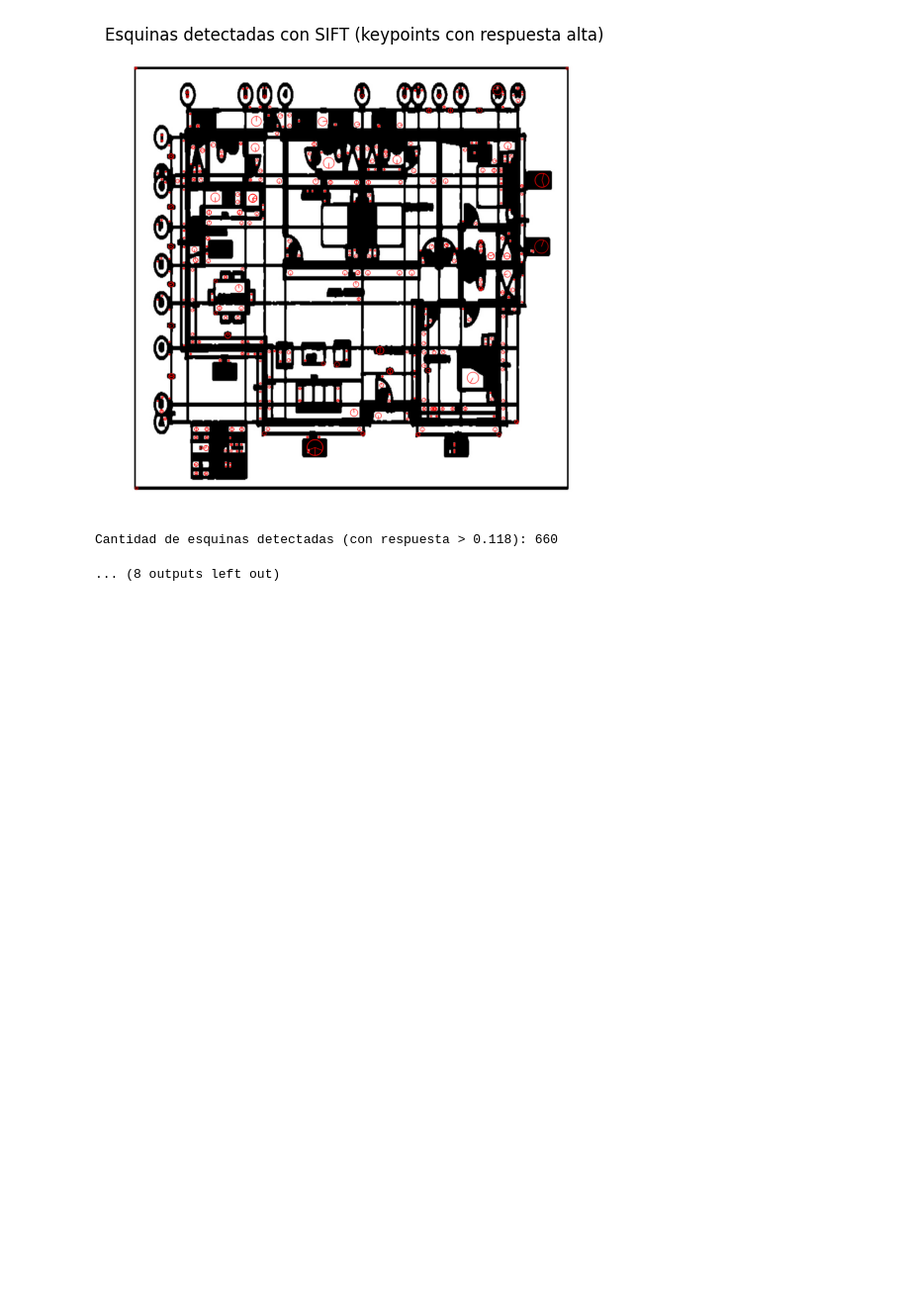
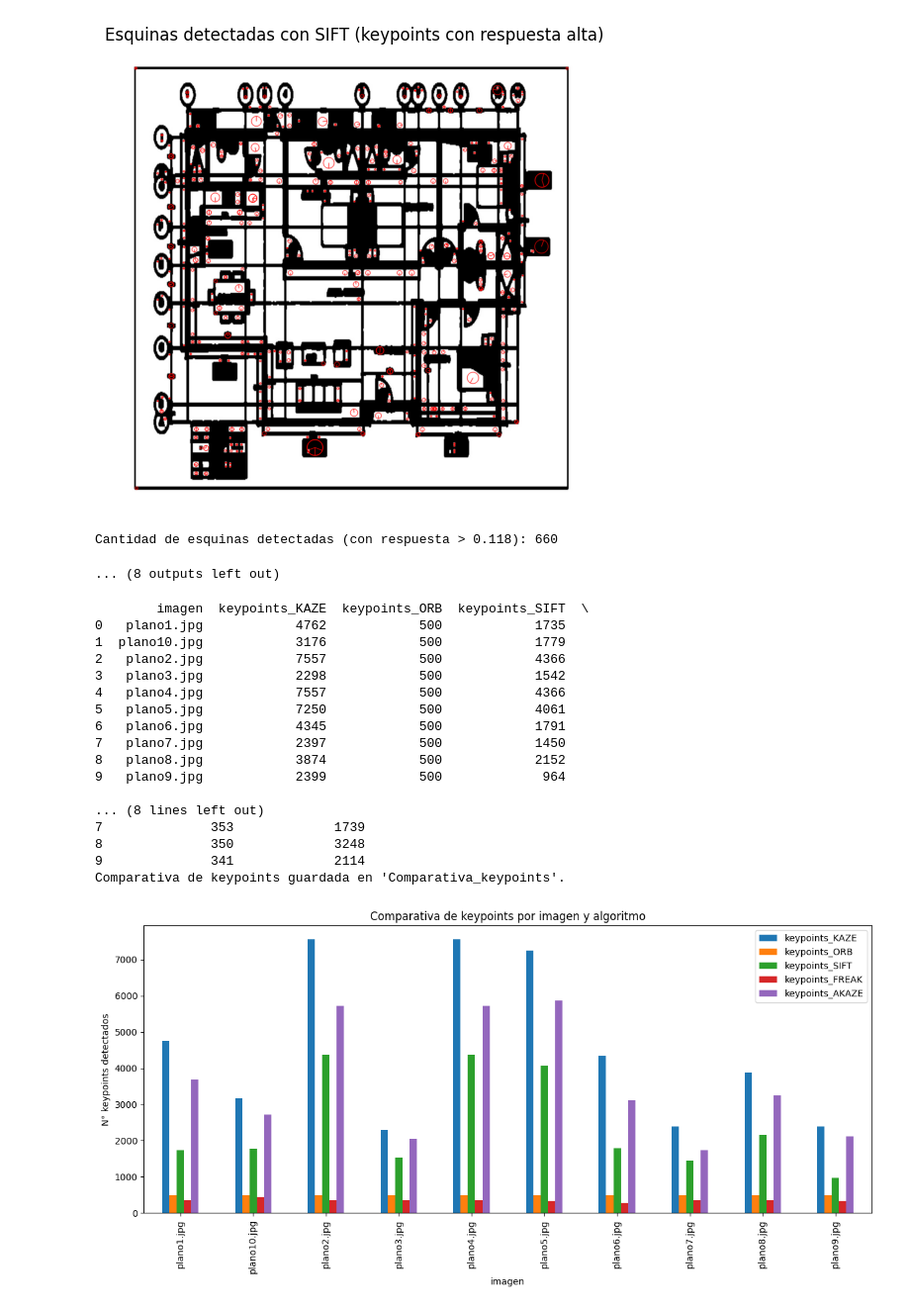
Before and after one commit to iamjuaness/location_of_corners_in_architectural_plans, a Jupyter notebook: deteccion.ipynb, the cells around one changed output. Shown at 99% size. Drawn from its saved outputs; the diff is of its cells as text; code cells hidden in the pictures; blank space fills up the shorter version.

Commit message:
Update estadisticas.xlsx with new data and analysis

```diff
--- a/deteccion.ipynb
+++ b/deteccion.ipynb
@@ -48,3 +48,60 @@ Cantidad de esquinas detectadas (con respuesta > 0.118): 835
 [figure]
 Cantidad de esquinas detectadas (con respuesta > 0.118): 660
 ... (8 outputs left out)
+# %%
+import pandas as pd
+
+excel_path = "estadisticas.xlsx"
+
+algoritmos = ["KAZE", "ORB", "SIFT", "FREAK", "AKAZE"]
+
+# Lee cada hoja y extrae [imagen, num_keypoints]
+resultados = []
+for algo in algoritmos:
+    df = pd.read_excel(excel_path, sheet_name=algo, engine="openpyxl")
+    resultados.append(df[["imagen", "num_keypoints"]].rename(columns={"num_keypoints": f"keypoints_{algo}"}))
+
+# Une todo por 'imagen'
+df_final = resultados[0]
+for df_algo in resultados[1:]:
+    df_final = pd.merge(df_final, df_algo, on="imagen", how="outer")
+
+# Ordena por nombre de imagen
+df_final = df_final.sort_values("imagen").reset_index(drop=True)
+
+print(df_final)
+
+# Si quieres guardar el comparativo en una hoja nueva:
+with pd.ExcelWriter(excel_path, mode="a", engine="openpyxl", if_sheet_exists="replace") as writer:
+    df_final.to_excel(writer, sheet_name="Comparativa_keypoints", index=False)
+
+print("Comparativa de keypoints guardada en 'Comparativa_keypoints'.")
+
+# Opcional: para visualizar rápidamente en plot
+import matplotlib.pyplot as plt
+
+df_final.plot(x="imagen", kind="bar", figsize=(12,6))
+plt.ylabel("N° keypoints detectados")
+plt.title("Comparativa de keypoints por imagen y algoritmo")
+plt.xticks(rotation=90)
+plt.tight_layout()
+plt.show()
+# %% [output]
+        imagen  keypoints_KAZE  keypoints_ORB  keypoints_SIFT  \
+0   plano1.jpg            4762            500            1735
+1  plano10.jpg            3176            500            1779
+2   plano2.jpg            7557            500            4366
+3   plano3.jpg            2298            500            1542
+4   plano4.jpg            7557            500            4366
+5   plano5.jpg            7250            500            4061
+6   plano6.jpg            4345            500            1791
+7   plano7.jpg            2397            500            1450
+8   plano8.jpg            3874            500            2152
+9   plano9.jpg            2399            500             964
+
+... (8 lines left out)
+7              353             1739
+8              350             3248
+9              341             2114
+Comparativa de keypoints guardada en 'Comparativa_keypoints'.
+[figure, added]
```
Also changed, not shown: parts of 1 cell of this notebook, 1 other file.
